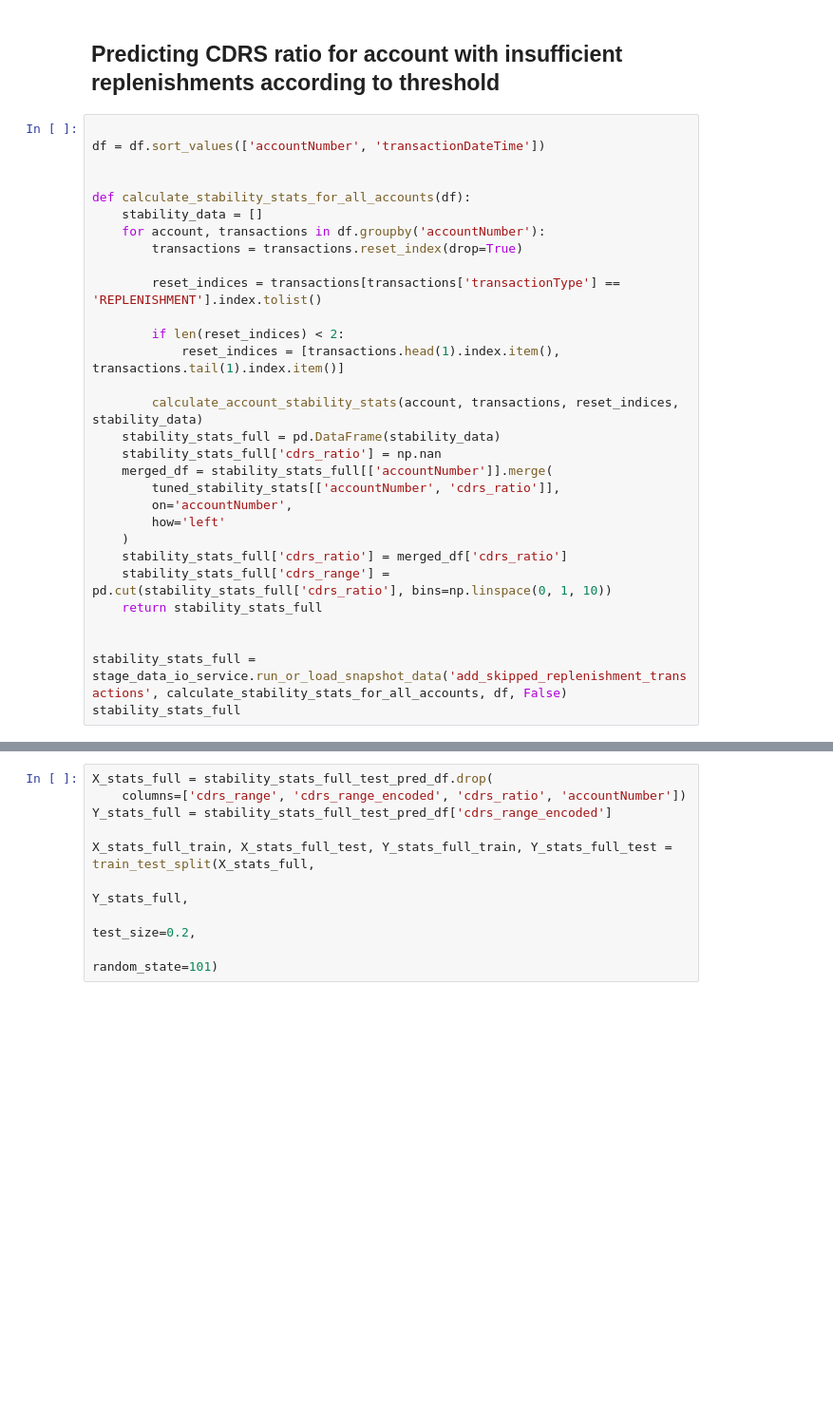
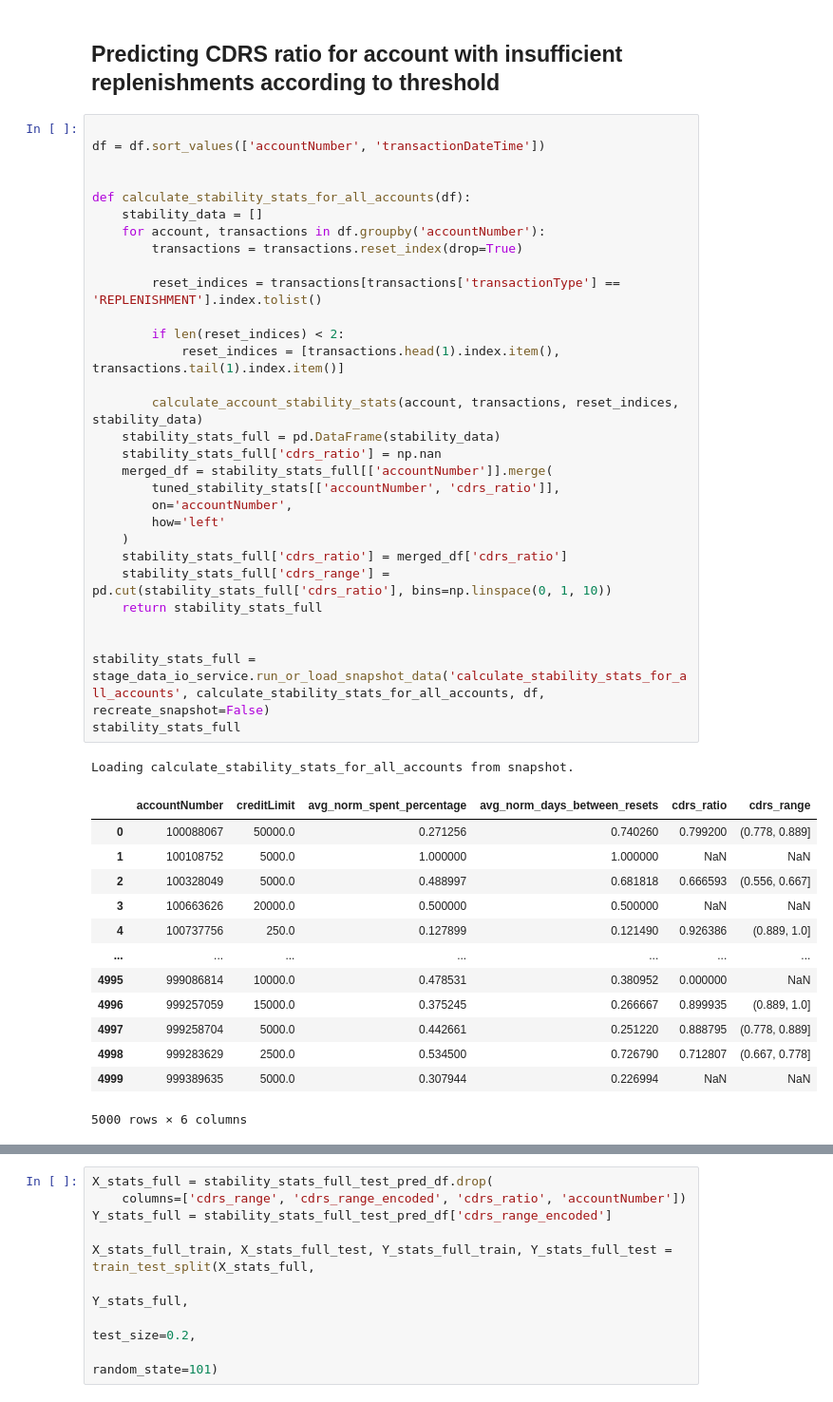
Before and after one commit to Illidan777/FTF-detector, a Jupyter notebook: model/stages/3_feature_engineering.ipynb, the cells around one changed output, grey strips where cells are left out. Shown at 95% size. Cells and saved outputs as stored; diff of their text form; blank space fills up the shorter version.

```diff
--- a/model/stages/3_feature_engineering.ipynb
+++ b/model/stages/3_feature_engineering.ipynb
@@ -320,32 +363,47 @@ edaUtils.data_summary(df_with_stability)
 # %%
 
 df = df.sort_values(['accountNumber', 'transactionDateTime'])
 
 
 def calculate_stability_stats_for_all_accounts(df):
     stability_data = []
     for account, transactions in df.groupby('accountNumber'):
         transactions = transactions.reset_index(drop=True)
 
         reset_indices = transactions[transactions['transactionType'] == 'REPLENISHMENT'].index.tolist()
 
         if len(reset_indices) < 2:
             reset_indices = [transactions.head(1).index.item(), transactions.tail(1).index.item()]
 
         calculate_account_stability_stats(account, transactions, reset_indices, stability_data)
     stability_stats_full = pd.DataFrame(stability_data)
     stability_stats_full['cdrs_ratio'] = np.nan
     merged_df = stability_stats_full[['accountNumber']].merge(
         tuned_stability_stats[['accountNumber', 'cdrs_ratio']],
         on='accountNumber',
         how='left'
     )
     stability_stats_full['cdrs_ratio'] = merged_df['cdrs_ratio']
     stability_stats_full['cdrs_range'] = pd.cut(stability_stats_full['cdrs_ratio'], bins=np.linspace(0, 1, 10))
     return stability_stats_full
 
 
-stability_stats_full = stage_data_io_service.run_or_load_snapshot_data('add_skipped_replenishment_transactions', calculate_stability_stats_for_all_accounts, df, False)
+stability_stats_full = stage_data_io_service.run_or_load_snapshot_data('calculate_stability_stats_for_all_accounts', calculate_stability_stats_for_all_accounts, df, recreate_snapshot=False)
 stability_stats_full
+# %% [output]
+Loading calculate_stability_stats_for_all_accounts from snapshot.
+|  | accountNumber | creditLimit | avg_norm_spent_percentage | avg_norm_days_between_resets | cdrs_ratio | cdrs_range |
+| 0 | 100088067 | 50000.0 | 0.271256 | 0.740260 | 0.799200 | (0.778, 0.889] |
+| 1 | 100108752 | 5000.0 | 1.000000 | 1.000000 | NaN | NaN |
+| 2 | 100328049 | 5000.0 | 0.488997 | 0.681818 | 0.666593 | (0.556, 0.667] |
+| 3 | 100663626 | 20000.0 | 0.500000 | 0.500000 | NaN | NaN |
+| 4 | 100737756 | 250.0 | 0.127899 | 0.121490 | 0.926386 | (0.889, 1.0] |
+| ... | ... | ... | ... | ... | ... | ... |
+| 4995 | 999086814 | 10000.0 | 0.478531 | 0.380952 | 0.000000 | NaN |
+| 4996 | 999257059 | 15000.0 | 0.375245 | 0.266667 | 0.899935 | (0.889, 1.0] |
+| 4997 | 999258704 | 5000.0 | 0.442661 | 0.251220 | 0.888795 | (0.778, 0.889] |
+| 4998 | 999283629 | 2500.0 | 0.534500 | 0.726790 | 0.712807 | (0.667, 0.778] |
+| 4999 | 999389635 | 5000.0 | 0.307944 | 0.226994 | NaN | NaN |
+5000 rows × 6 columns
 # %%
 stability_stats_full.describe()
```
Also changed, not shown: parts of 37 cells of this notebook, 10 other files.
